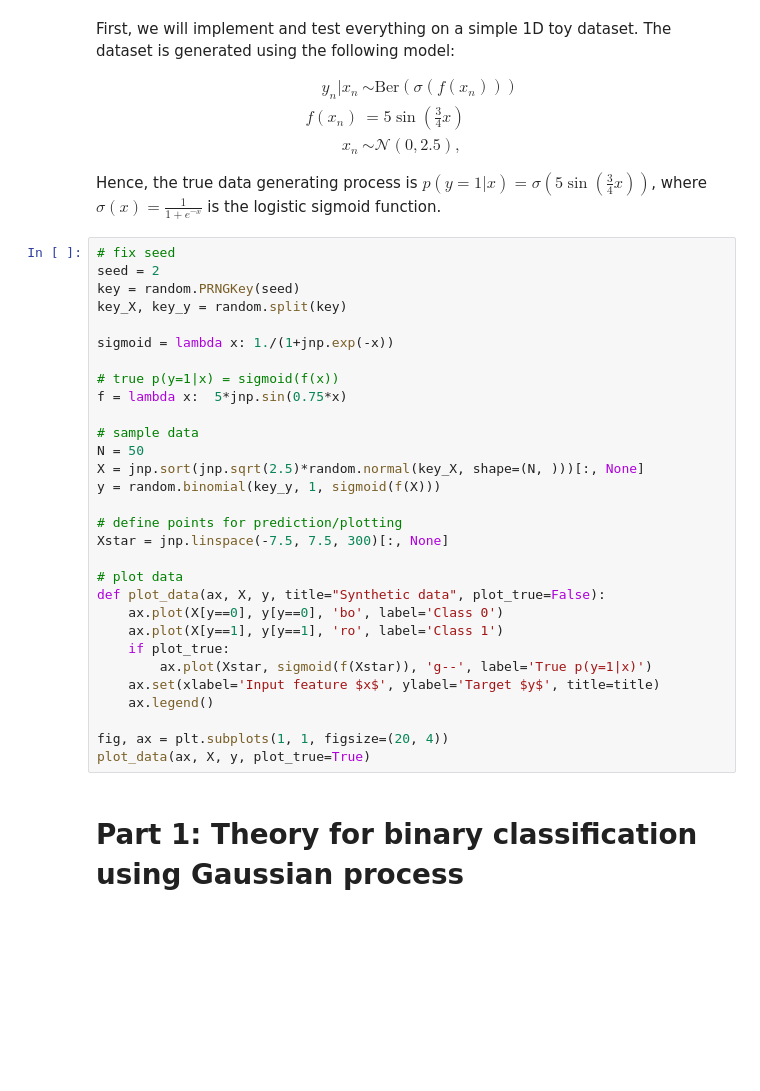
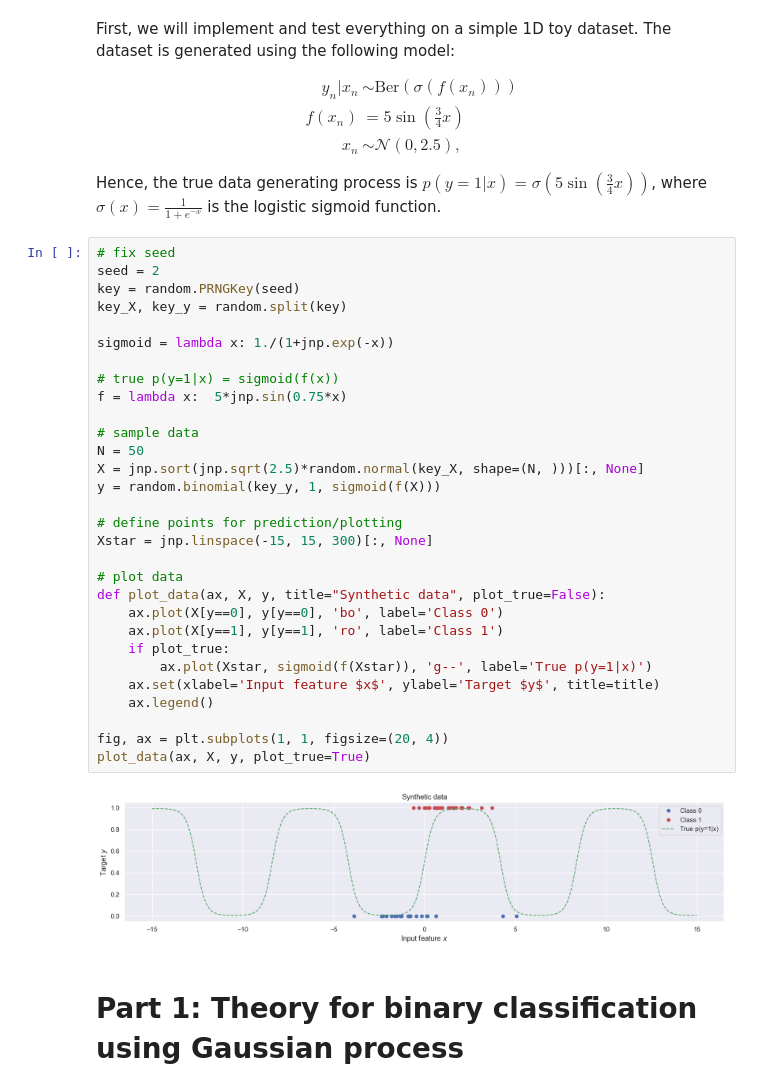
Before and after one commit to tzikos/Bayesian-ML-coursework, a Jupyter notebook: Week6/ex6_handout.ipynb, the cells around one changed output. Saved outputs shown, nothing was run; the diff lists cells and outputs as text; blank space fills up the shorter version.

```diff
--- a/Week6/ex6_handout.ipynb
+++ b/Week6/ex6_handout.ipynb
@@ -66,33 +66,35 @@ Hence, the true data generating process is $p(y=1|x) = \sigma(5\sin(\frac{3}{4}
 # %%
 # fix seed
 seed = 2
 key = random.PRNGKey(seed)
 key_X, key_y = random.split(key)
 
 sigmoid = lambda x: 1./(1+jnp.exp(-x))
 
 # true p(y=1|x) = sigmoid(f(x))
 f = lambda x:  5*jnp.sin(0.75*x)
 
 # sample data
 N = 50
 X = jnp.sort(jnp.sqrt(2.5)*random.normal(key_X, shape=(N, )))[:, None]
 y = random.binomial(key_y, 1, sigmoid(f(X)))
 
 # define points for prediction/plotting
-Xstar = jnp.linspace(-7.5, 7.5, 300)[:, None]
+Xstar = jnp.linspace(-15, 15, 300)[:, None]
 
 # plot data
 def plot_data(ax, X, y, title="Synthetic data", plot_true=False):
     ax.plot(X[y==0], y[y==0], 'bo', label='Class 0')
     ax.plot(X[y==1], y[y==1], 'ro', label='Class 1')
     if plot_true:
         ax.plot(Xstar, sigmoid(f(Xstar)), 'g--', label='True p(y=1|x)')
     ax.set(xlabel='Input feature $x$', ylabel='Target $y$', title=title)
     ax.legend()
 
 fig, ax = plt.subplots(1, 1, figsize=(20, 4))
 plot_data(ax, X, y, plot_true=True)
+# %% [output]
+[figure, added]
 # %% [markdown]
 # Part 1:  Theory for binary classification using Gaussian process
 # %% [markdown]
```
Also changed, not shown: parts of 24 cells of this notebook, 1 other file.
